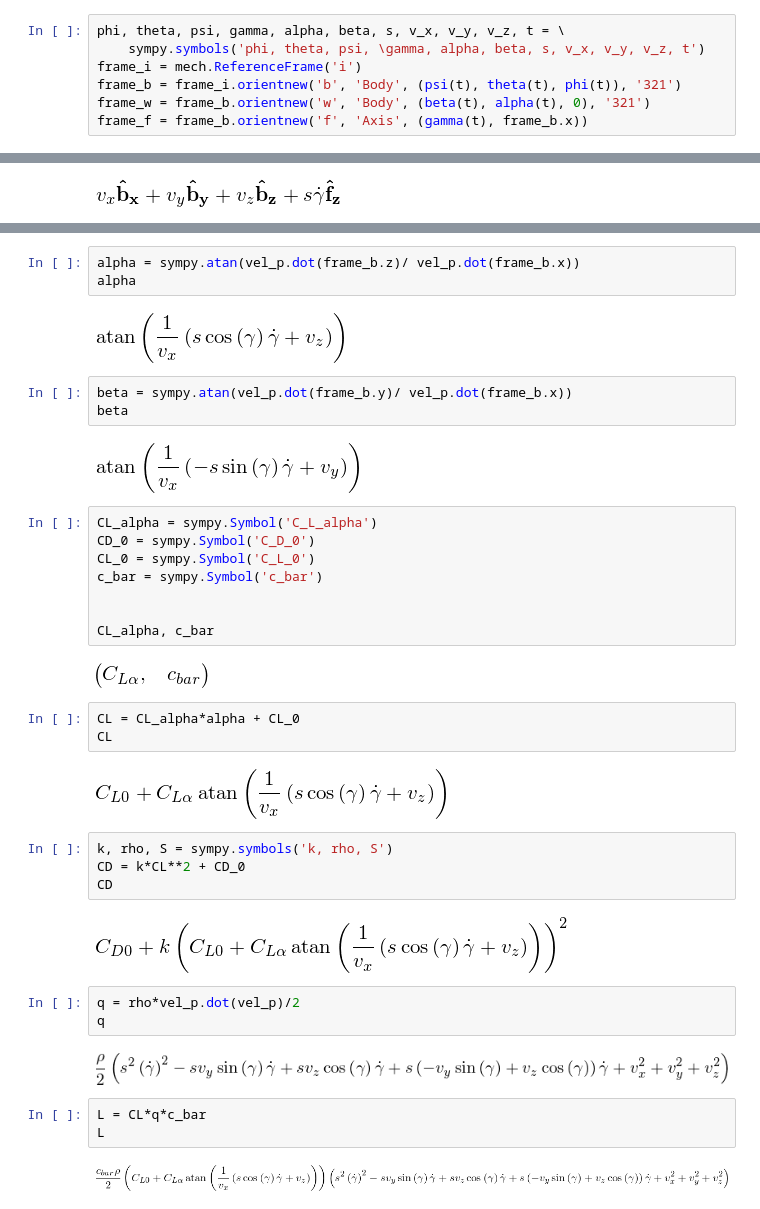
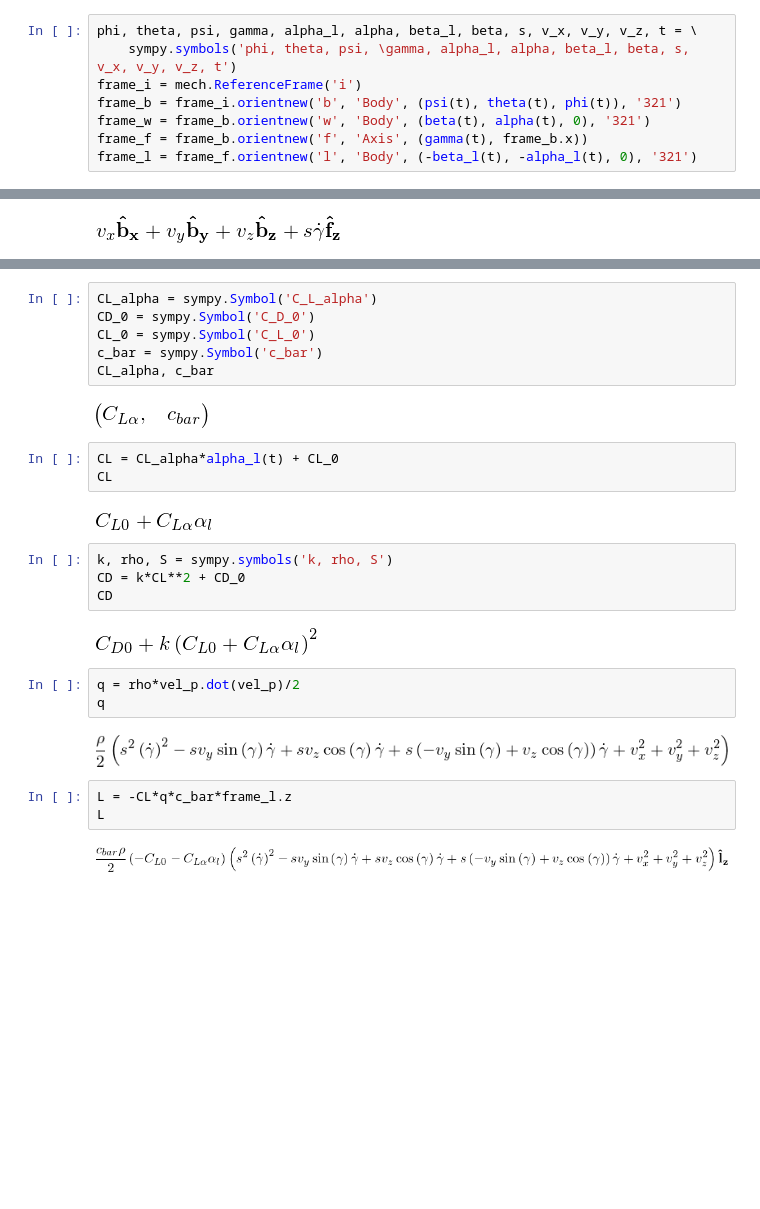
Before and after one commit to jgoppert/PX4-SIL, a Jupyter notebook: Blade Element Flapping.ipynb, the cells around one changed output, grey strips where cells are left out. Cells and saved outputs as stored; diff of their text form; blank space fills up the shorter version.

```diff
--- a/Blade Element Flapping.ipynb
+++ b/Blade Element Flapping.ipynb
@@ -8,12 +8,13 @@ sympy.init_printing()
 sympy.physics.vector.init_vprinting()
 %matplotlib inline
 # %%
-phi, theta, psi, gamma, alpha, beta, s, v_x, v_y, v_z, t = \
-    sympy.symbols('phi, theta, psi, \gamma, alpha, beta, s, v_x, v_y, v_z, t')
+phi, theta, psi, gamma, alpha_l, alpha, beta_l, beta, s, v_x, v_y, v_z, t = \
+    sympy.symbols('phi, theta, psi, \gamma, alpha_l, alpha, beta_l, beta, s, v_x, v_y, v_z, t')
 frame_i = mech.ReferenceFrame('i')
 frame_b = frame_i.orientnew('b', 'Body', (psi(t), theta(t), phi(t)), '321')
 frame_w = frame_b.orientnew('w', 'Body', (beta(t), alpha(t), 0), '321')
 frame_f = frame_b.orientnew('f', 'Axis', (gamma(t), frame_b.x))
+frame_l = frame_f.orientnew('l', 'Body', (-beta_l(t), -alpha_l(t), 0), '321')
 # %%
 point_cm = mech.Point('cm')
 point_cm.set_vel(frame_b, frame_b.x*v_x + frame_b.y*v_y + frame_b.z*v_z)
@@ -35,44 +40,32 @@ vel_p_frame_b
 # %% [output]
 [figure]
-# %%
-alpha = sympy.atan(vel_p.dot(frame_b.z)/ vel_p.dot(frame_b.x))
-alpha
-# %% [output]
-[figure, removed]
-# %%
-beta = sympy.atan(vel_p.dot(frame_b.y)/ vel_p.dot(frame_b.x))
-beta
-# %% [output]
-[figure, removed]
 # %%
 CL_alpha = sympy.Symbol('C_L_alpha')
 CD_0 = sympy.Symbol('C_D_0')
 CL_0 = sympy.Symbol('C_L_0')
 c_bar = sympy.Symbol('c_bar')
-
-
 CL_alpha, c_bar
 # %% [output]
 [figure]
 # %%
-CL = CL_alpha*alpha + CL_0
+CL = CL_alpha*alpha_l(t) + CL_0
 CL
 # %% [output]
-[figure, old version]
+[figure, new version]
 # %%
 k, rho, S = sympy.symbols('k, rho, S')
 CD = k*CL**2 + CD_0
 CD
 # %% [output]
-[figure, old version]
+[figure, new version]
 # %%
 q = rho*vel_p.dot(vel_p)/2
 q
 # %% [output]
 [figure]
 # %%
-L = CL*q*c_bar
+L = -CL*q*c_bar*frame_l.z
 L
 # %% [output]
-[figure, old version]
+[figure, new version]
 # %%
```
Also changed, not shown: parts of 16 cells of this notebook.
